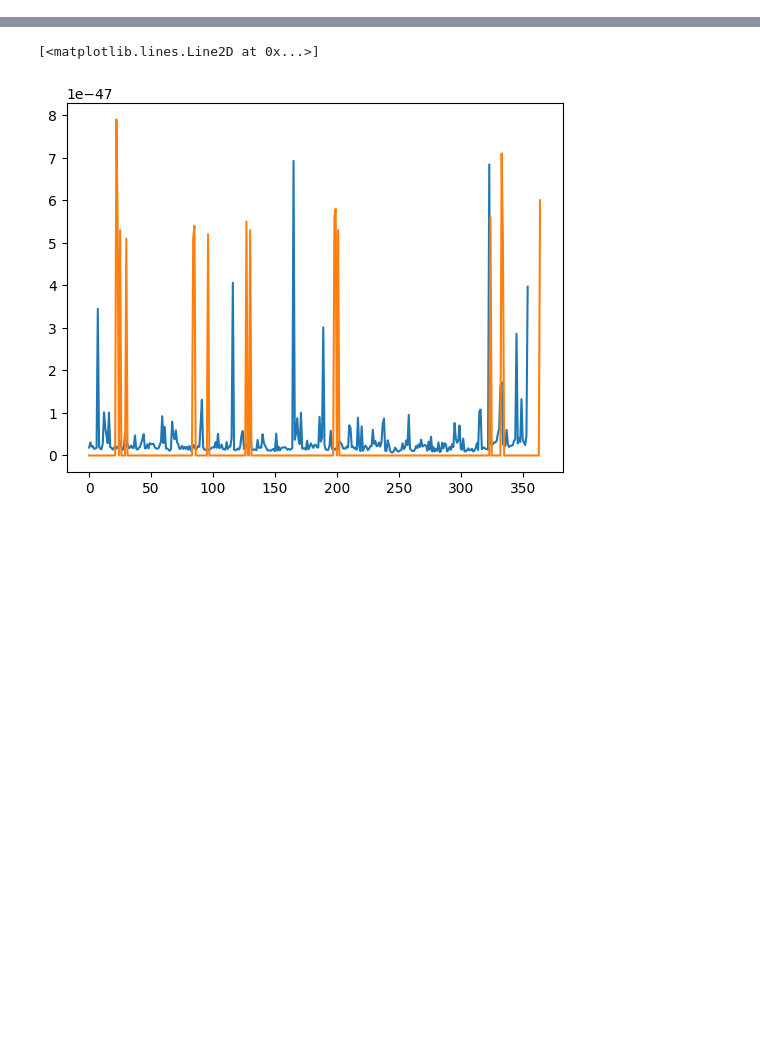
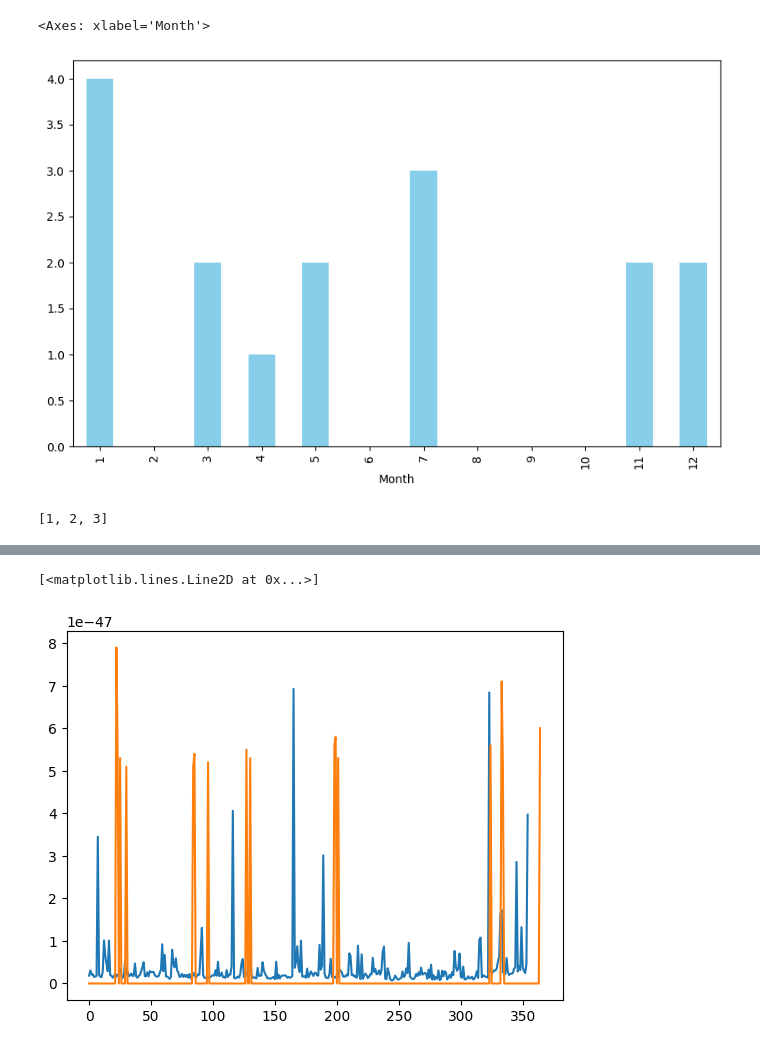
Before and after one commit to lhhhappy/Earthquake_predictor, a Jupyter notebook: reference_project/RSIT/RSIT.ipynb, the cells around one changed output, grey strips where cells are left out. Saved outputs shown, nothing was run; the diff lists cells and outputs as text; code cells hidden in the pictures; blank space fills up the shorter version.

```diff
--- a/reference_project/RSIT/RSIT.ipynb
+++ b/reference_project/RSIT/RSIT.ipynb
@@ -8,0 +60,30 @@ print(earthquake_data.shape)
+# %%
+earthquake_magnitudes = earthquake_data[0]
+days_with_large_quakes = np.where(earthquake_magnitudes > 5)[0] + 1  # Convert to 1-based index
+
+# Map these days to months
+month_mapping = []
+start_day = 1
+for month, days in enumerate(days_in_month, start=1):
+    for day in range(start_day, start_day + days):
+        month_mapping.append(month)
+    start_day += days
+
+# Get the corresponding months for the identified days
+large_quake_months = [month_mapping[day - 1] for day in days_with_large_quakes]
+
+# Count the number of large earthquakes in each month
+large_quake_counts = {month: large_quake_months.count(month) for month in range(1, 13)}
+
+import pandas as pd
+quake_data = pd.DataFrame(list(large_quake_counts.items()), columns=["Month", "Count"])
+# %%
+quake_data.plot(kind='bar', x='Month', y='Count', legend=False, color='skyblue', figsize=(10, 6))
+# %% [output]
+<Axes: xlabel='Month'>
+[figure, added]
+# %%
+a = [1,2,3,4,5]
+a[:3]
+# %% [output]
+[1, 2, 3]
```
Also changed, not shown: parts of 8 cells of this notebook, 1 other file.
